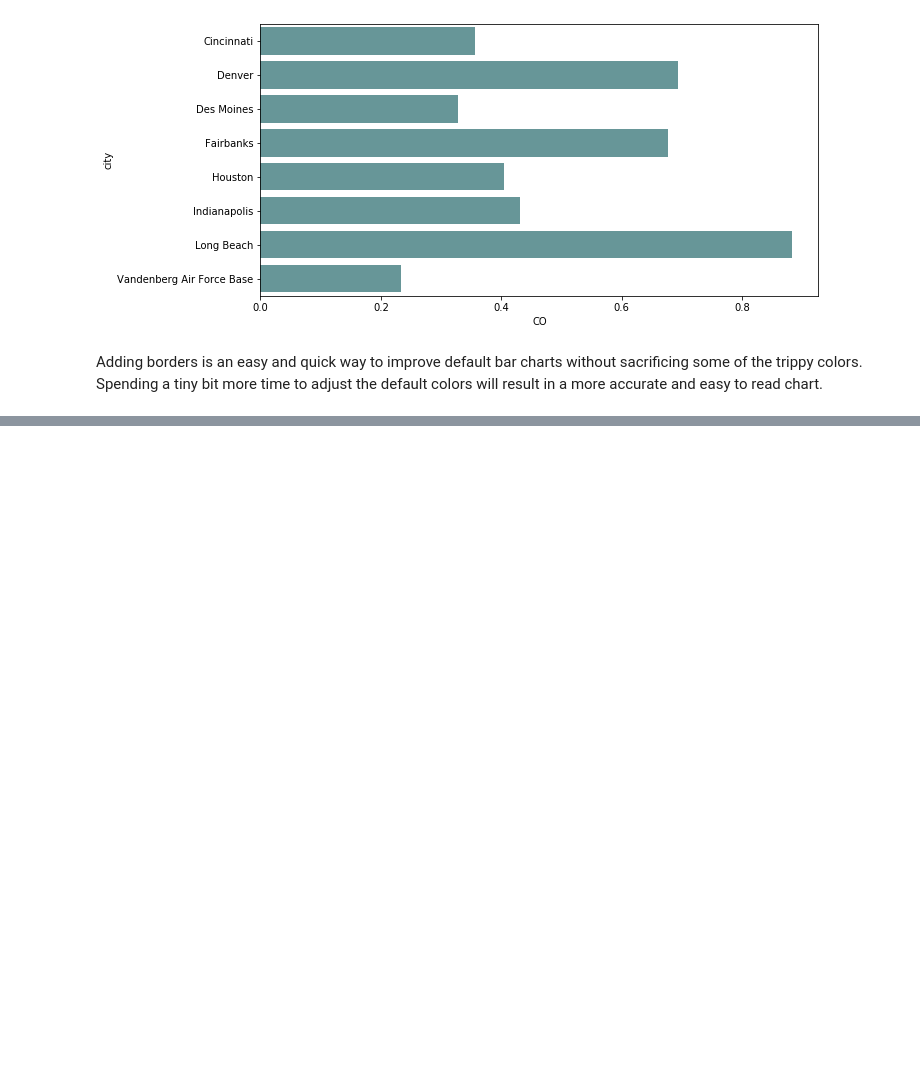
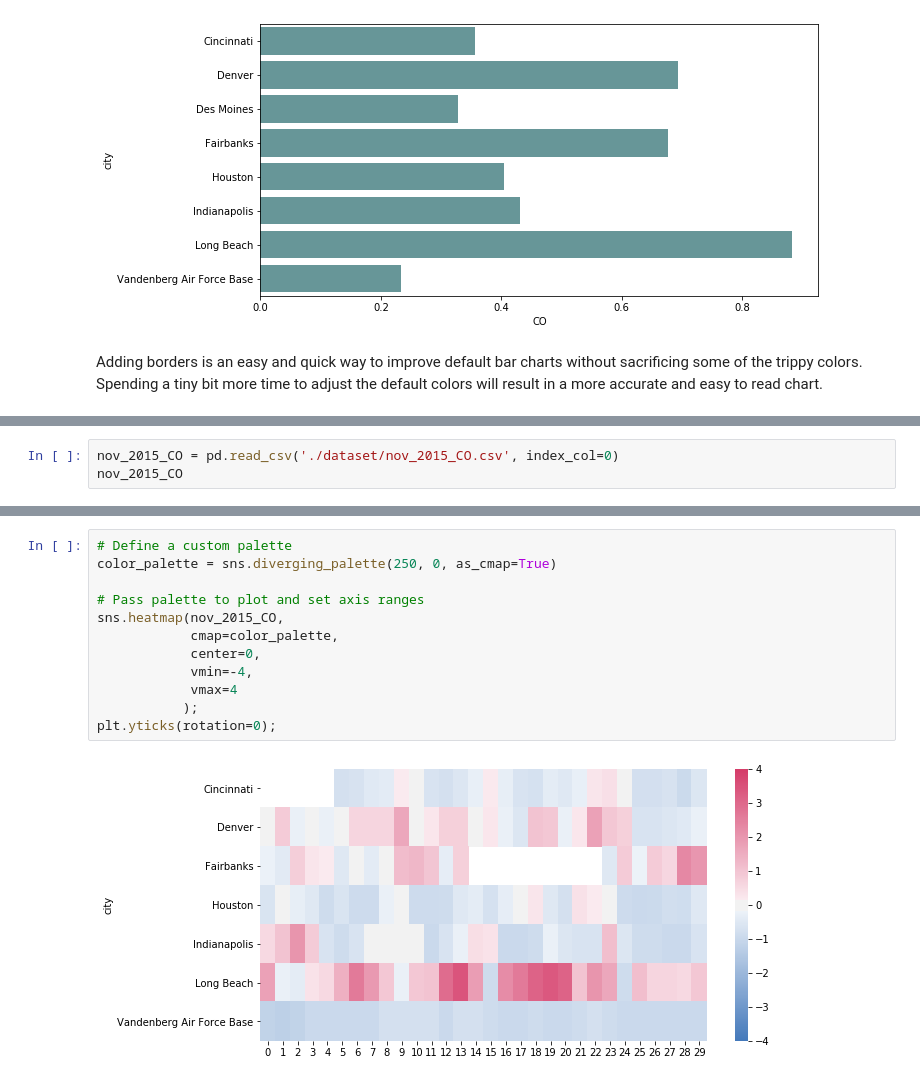
Before and after one commit to goodboychan/datacamp_repo, a Jupyter notebook: Improving.Your Data.Visualizations.in.Python/Using-color-in-your-visualizations.ipynb, the cells around one changed output, grey strips where cells are left out. Drawn from its saved outputs; the diff is of its cells as text; blank space fills up the shorter version.

```diff
--- a/Improving.Your Data.Visualizations.in.Python/Using-color-in-your-visualizations.ipynb
+++ b/Improving.Your Data.Visualizations.in.Python/Using-color-in-your-visualizations.ipynb
@@ -84,0 +129,3 @@ Adding borders is an easy and quick way to improve default bar charts without sa
+# %%
+nov_2015_CO = pd.read_csv('./dataset/nov_2015_CO.csv', index_col=0)
+nov_2015_CO
@@ -84,0 +143,14 @@ Adding borders is an easy and quick way to improve default bar charts without sa
+# %%
+# Define a custom palette
+color_palette = sns.diverging_palette(250, 0, as_cmap=True)
+
+# Pass palette to plot and set axis ranges
+sns.heatmap(nov_2015_CO,
+            cmap=color_palette,
+            center=0,
+            vmin=-4,
+            vmax=4
+           );
+plt.yticks(rotation=0);
+# %% [output]
+[figure, added]
```
Also changed, not shown: parts of 14 cells of this notebook, 2 other files.
